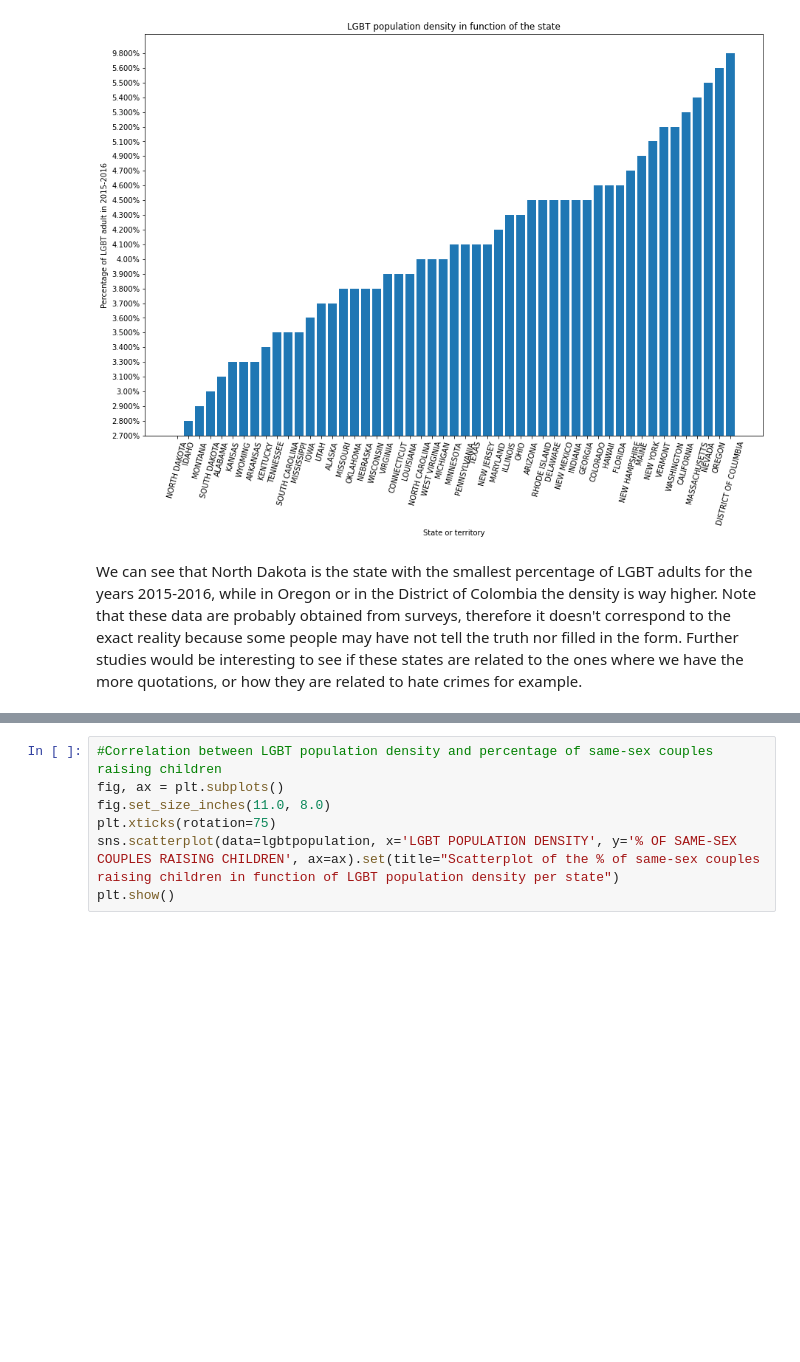
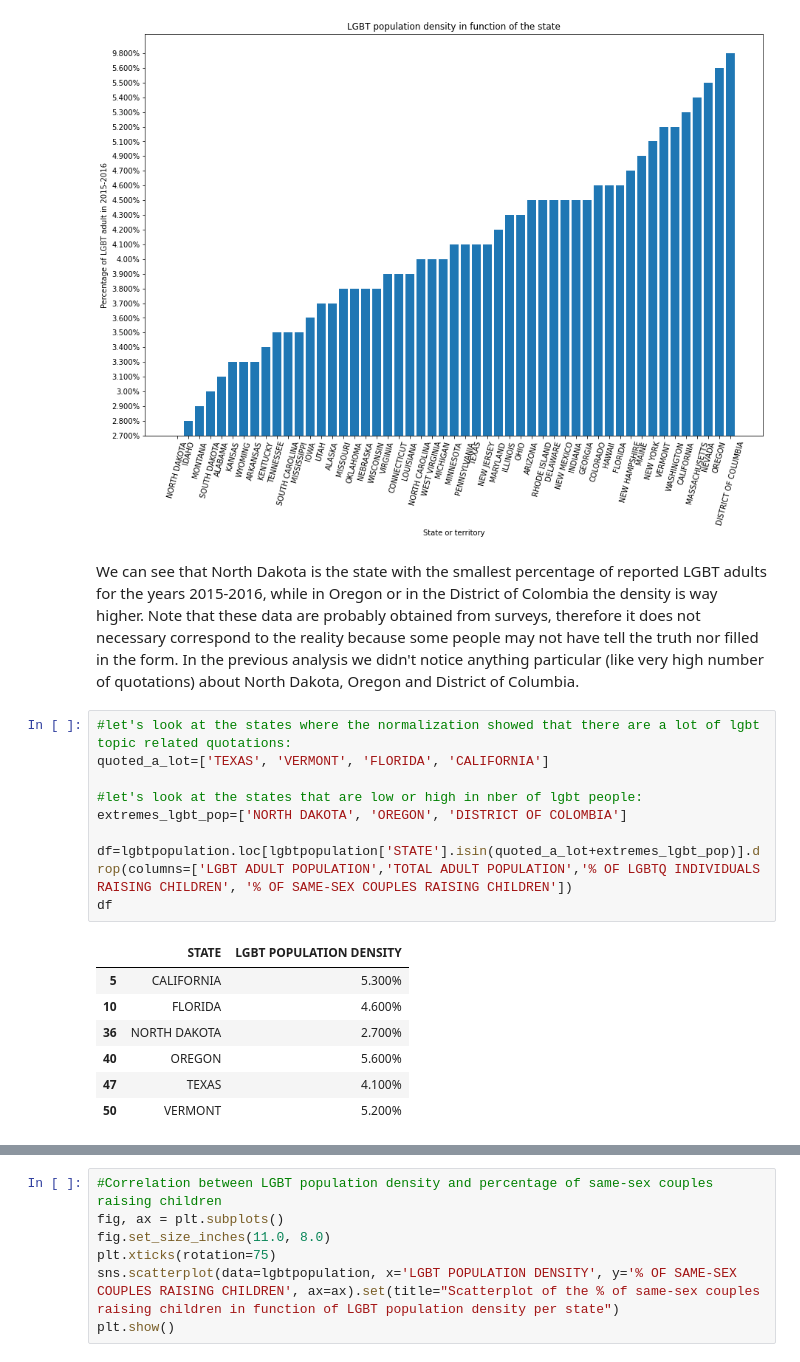
Before and after one commit to epfl-ada/ada-2021-project-ada_group_project, a Jupyter notebook: basic_exploration.ipynb, the cells around one changed output, grey strips where cells are left out. Cells and saved outputs as stored; diff of their text form; blank space fills up the shorter version.

```diff
--- a/basic_exploration.ipynb
+++ b/basic_exploration.ipynb
@@ -533,4 +518,22 @@ plt.show()
 # %% [output]
 [figure]
 # %% [markdown]
-We can see that North Dakota is the state with the smallest percentage of LGBT adults for the years 2015-2016, while in Oregon or in the District of Colombia the density is way higher. Note that these data are probably obtained from surveys, therefore it doesn't correspond to the exact reality because some people may have not tell the truth nor filled in the form. Further studies would be interesting to see if these states are related to the ones where we have the more quotations, or how they are related to hate crimes for example.
+We can see that North Dakota is the state with the smallest percentage of reported LGBT adults for the years 2015-2016, while in Oregon or in the District of Colombia the density is way higher. Note that these data are probably obtained from surveys, therefore it does not necessary correspond to the reality because some people may not have tell the truth nor filled in the form.
+In the previous analysis we didn't notice anything particular (like very high number of quotations) about North Dakota, Oregon and District of Columbia.
+# %%
+#let's look at the states where the normalization showed that there are a lot of lgbt topic related quotations:
+quoted_a_lot=['TEXAS', 'VERMONT', 'FLORIDA', 'CALIFORNIA']
+
+#let's look at the states that are low or high in nber of lgbt people:
+extremes_lgbt_pop=['NORTH DAKOTA', 'OREGON', 'DISTRICT OF COLOMBIA']
+
+df=lgbtpopulation.loc[lgbtpopulation['STATE'].isin(quoted_a_lot+extremes_lgbt_pop)].drop(columns=['LGBT ADULT POPULATION','TOTAL ADULT POPULATION','% OF LGBTQ INDIVIDUALS RAISING CHILDREN', '% OF SAME-SEX COUPLES RAISING CHILDREN'])
+df
+# %% [output]
+|  | STATE | LGBT POPULATION DENSITY |
+| 5 | CALIFORNIA | 5.300% |
+| 10 | FLORIDA | 4.600% |
+| 36 | NORTH DAKOTA | 2.700% |
+| 40 | OREGON | 5.600% |
+| 47 | TEXAS | 4.100% |
+| 50 | VERMONT | 5.200% |
```
Also changed, not shown: parts of 29 cells of this notebook.
